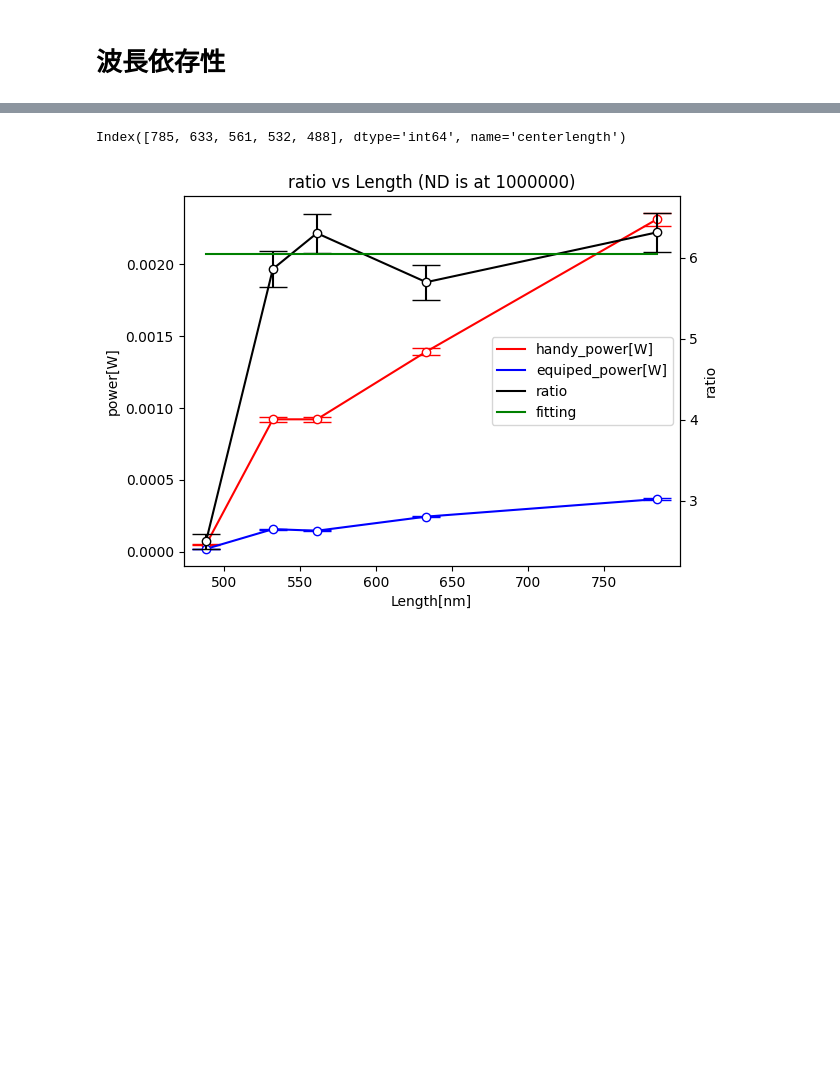
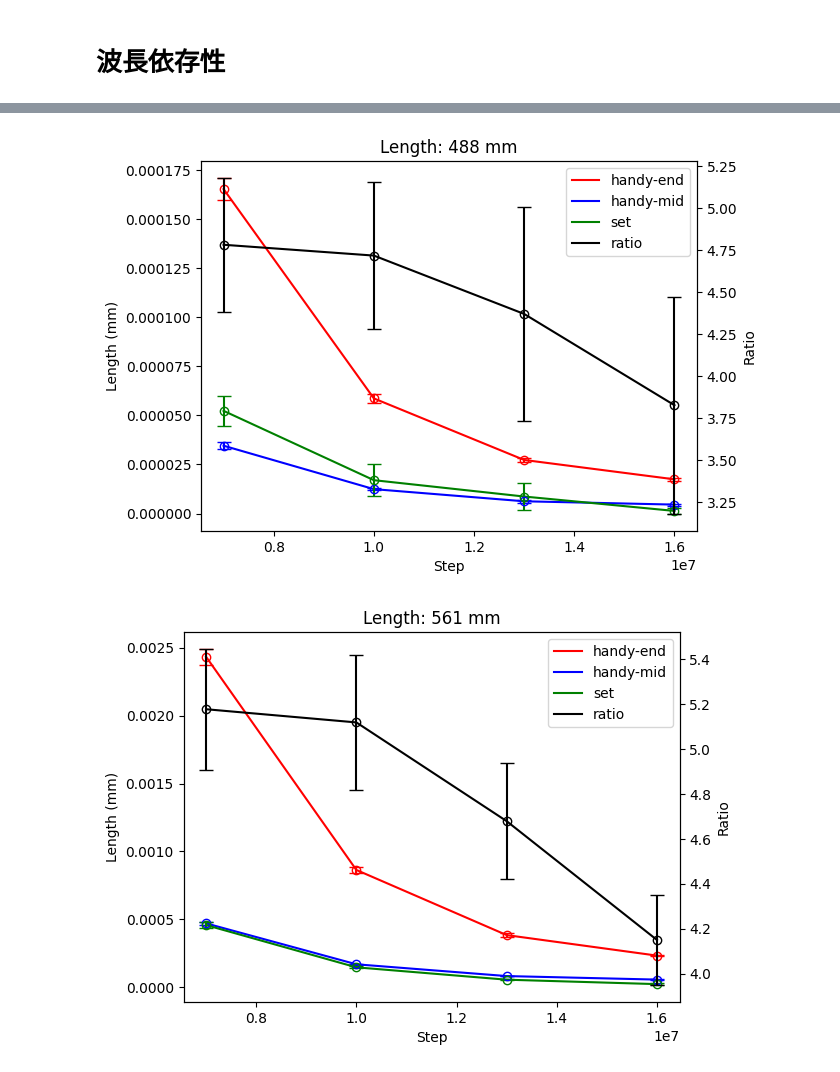
Before and after one commit to chiashi-lab/pl, a Jupyter notebook: notebook/analyse.ipynb, the cells around one changed output, grey strips where cells are left out. Saved outputs shown, nothing was run; the diff lists cells and outputs as text; code cells hidden in the pictures; blank space fills up the shorter version.

Commit message:
add data and updata notebook

```diff
--- a/notebook/analyse.ipynb
+++ b/notebook/analyse.ipynb
@@ -74,0 +62,2 @@ data["ratio"] = data["handy"] / data["equiped"]
+# %%
+lengthlist = [488, 561, 633, 785]
@@ -75,26 +98,29 @@ data["ratio"] = data["handy"] / data["equiped"]
 # %%
-fig = plt.figure()
-ax1 = fig.add_subplot(111)
+def plotdata(df, length):
+    fig = plt.figure()
+    ax1 = fig.add_subplot(111)
 
-ax1.plot(data.index, data["handy"], label="handy_power[W]", color="red")
-ax1.errorbar(data.index, data["handy"], yerr=data["handy"]*0.019, capsize=10, fmt='o', color="red", markerfacecolor='white')
+    ax1.plot(df["step"], df[f"handy-end_mean"], label="handy-end", color="red")
+    ax1.errorbar(df["step"], df[f"handy-end_mean"], yerr=df[f"handy-end_std"], fmt='o', capsize=5, color="red", markerfacecolor='none')
 
-ax1.plot(data.index, data["equiped"], label="equiped_power[W]", color="blue")
-ax1.errorbar(data.index, data["equiped"], yerr=data["equiped"]*0.019, capsize=10, fmt='o', color="blue", markerfacecolor='white')
+    ax1.plot(df["step"], df[f"handy-mid_mean"], label="handy-mid", color="blue")
+    ax1.errorbar(df["step"], df[f"handy-mid_mean"], yerr=df[f"handy-mid_std"], fmt='o', capsize=5, color="blue", markerfacecolor='none')
 
+    ax1.plot(df["step"], df[f"set_mean"], label="set", color="green")
+    ax1.errorbar(df["step"], df[f"set_mean"], yerr=df[f"set_std"], fmt='o', capsize=5, color="green", markerfacecolor='none')
 
-ax2 = ax1.twinx()
+    ax2 = ax1.twinx()
+    ax2.plot(df["step"], df["ratio_mean"], label="ratio", color="black")
+    ax2.errorbar(df["step"], df["ratio_mean"], yerr=df["ratio_std"], fmt='o', capsize=5, color="black", markerfacecolor='none')
 
-ax2.plot(data.index, data["ratio"], label="ratio", color="black")
-ax2.errorbar(data.index, data["ratio"], yerr=data["ratio"]*0.038, capsize=10, fmt='o', color="black", markerfacecolor='white')
+    h1, l1 = ax1.get_legend_handles_labels()
+    h2, l2 = ax2.get_legend_handles_labels()
+    ax1.legend(h1+h2, l1+l2, loc='upper right')
 
-h1, l1 = ax1.get_legend_handles_labels()
-h2, l2 = ax2.get_legend_handles_labels()
-ax1.legend(h1+h2, l1+l2, loc="center right")
-ax1.set_xlabel("Length[nm]")
-ax1.set_ylabel("power[W]")
-ax2.set_ylabel("ratio")
+    ax1.set_ylabel("Length (mm)")
+    ax2.set_ylabel("Ratio")
+    ax1.set_xlabel("Step")
 
-plt.title("ratio vs Length (ND is at 1000000)")
+    plt.title(f"Length: {length} mm")
 
-plt.show()
+    plt.show()
@@ -106,4 +126,0 @@ def func(x, b):
-# %%
-print(data.index)
-# %% [output]
-Index([785, 633, 561, 532, 488], dtype='int64', name='centerlength')
@@ -113,30 +127,6 @@ popt, pcov = curve_fit(func, data_droped.index, data_droped["ratio"])
-# %%
-fig = plt.figure()
-ax1 = fig.add_subplot(111)
-
-ax1.plot(data.index, data["handy"], label="handy_power[W]", color="red")
-ax1.errorbar(data.index, data["handy"], yerr=data["handy"]*0.019, capsize=10, fmt='o', color="red", markerfacecolor='white')
-
-ax1.plot(data.index, data["equiped"], label="equiped_power[W]", color="blue")
-ax1.errorbar(data.index, data["equiped"], yerr=data["equiped"]*0.019, capsize=10, fmt='o', color="blue", markerfacecolor='white')
-
-
-ax2 = ax1.twinx()
-
-ax2.plot(data.index, data["ratio"], label="ratio", color="black")
-ax2.errorbar(data.index, data["ratio"], yerr=data["ratio"]*0.038, capsize=10, fmt='o', color="black", markerfacecolor='white')
-
-ax2.plot(data.index, [func(x, *popt) for x in data.index], label="fitting", color="green")
-
-h1, l1 = ax1.get_legend_handles_labels()
-h2, l2 = ax2.get_legend_handles_labels()
-ax1.legend(h1+h2, l1+l2, loc="center right")
-ax1.set_xlabel("Length[nm]")
-ax1.set_ylabel("power[W]")
-ax2.set_ylabel("ratio")
-
-plt.title("ratio vs Length (ND is at 1000000)")
-
-plt.show()
-# %% [output]
-[figure, removed]
+# %%
+for length in lengthlist:
+    plotdata(dfdict[length], length)
+# %% [output]
+[figure, added]
+[figure, added]
```
Also changed, not shown: parts of 10 cells of this notebook, 5 other files.
